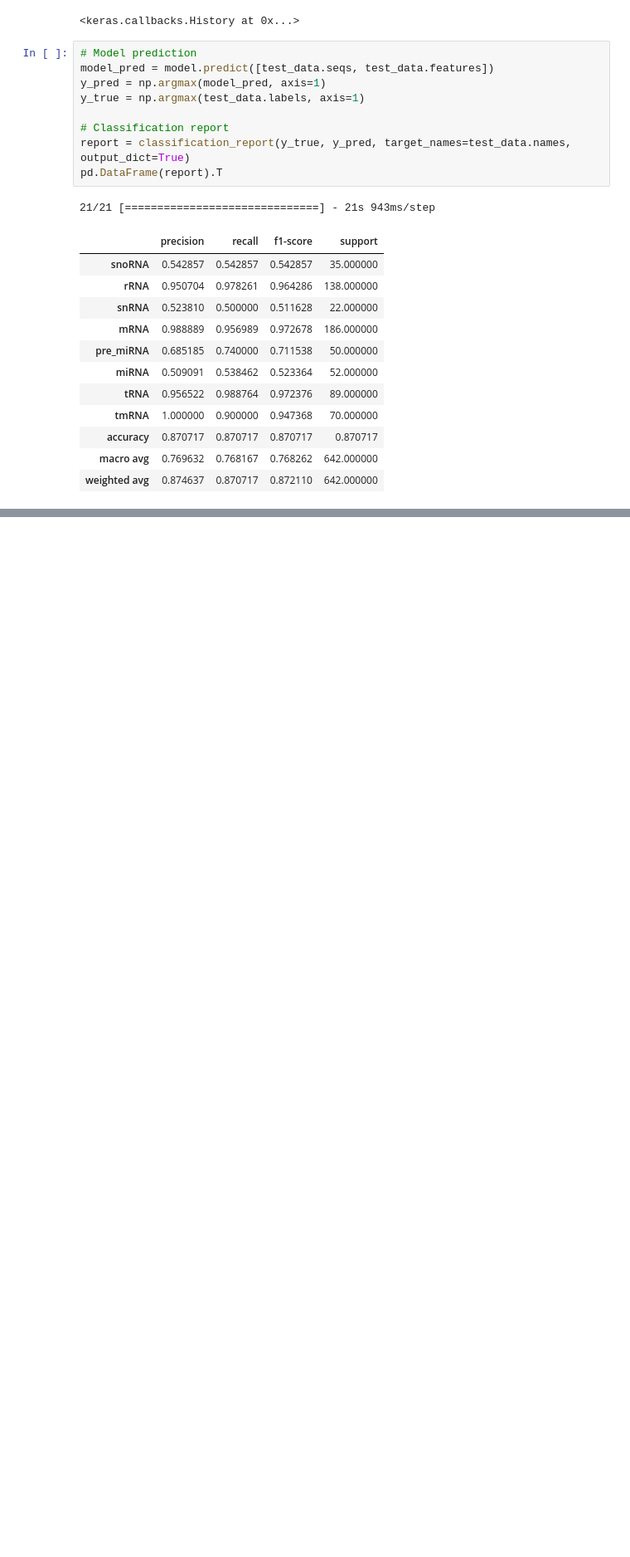
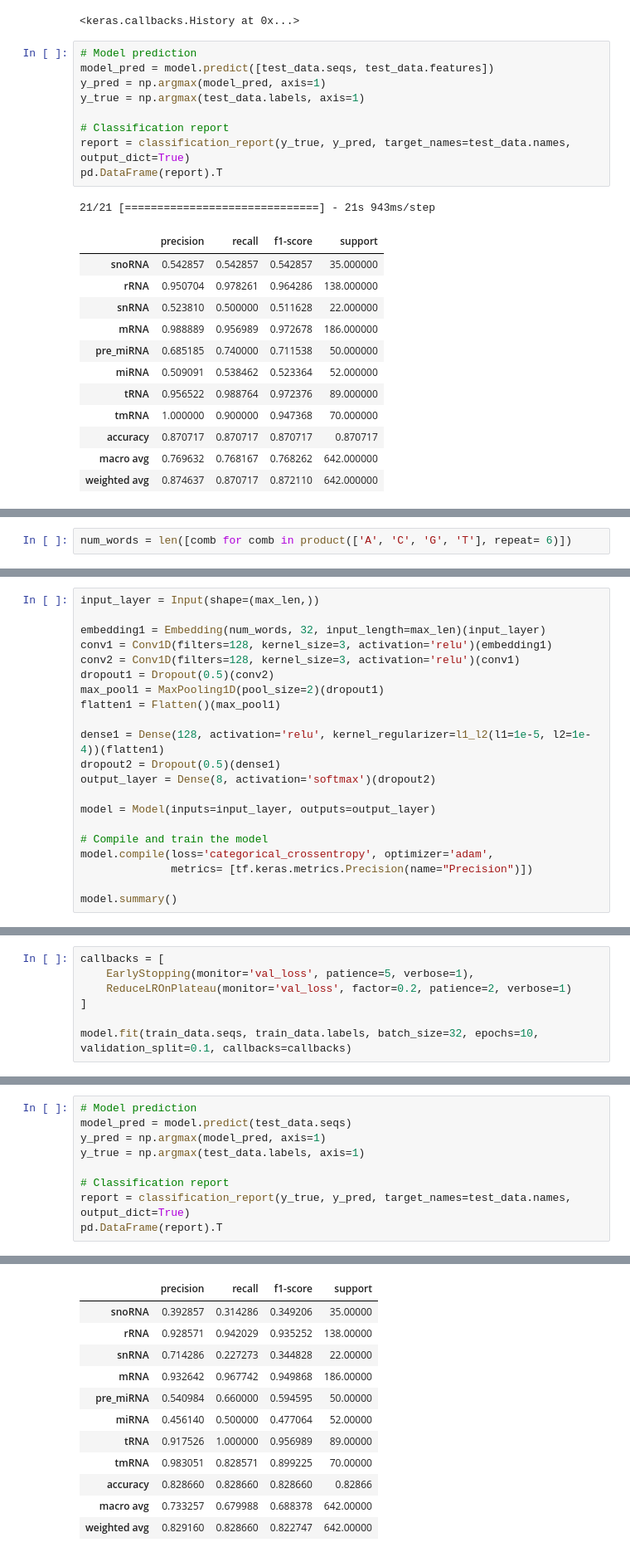
Before and after one commit to brenoslivio/BioDeepFuse, a Jupyter notebook: experiments.ipynb, the cells around one changed output, grey strips where cells are left out. Shown: that part at 83% size. Drawn from its saved outputs; the diff is of its cells as text; blank space fills up the shorter version.

Commit message:
k-mer encoding tests.

```diff
--- a/experiments.ipynb
+++ b/experiments.ipynb
@@ -935,0 +915,2 @@ array([[[2, 4, 1, 2, 1, 4],
+# %%
+num_words = len([comb for comb in product(['A', 'C', 'G', 'T'], repeat= 6)])
@@ -935,0 +919,21 @@ array([[[2, 4, 1, 2, 1, 4],
+# %%
+input_layer = Input(shape=(max_len,))
+
+embedding1 = Embedding(num_words, 32, input_length=max_len)(input_layer)
+conv1 = Conv1D(filters=128, kernel_size=3, activation='relu')(embedding1)
+conv2 = Conv1D(filters=128, kernel_size=3, activation='relu')(conv1)
+dropout1 = Dropout(0.5)(conv2)
+max_pool1 = MaxPooling1D(pool_size=2)(dropout1)
+flatten1 = Flatten()(max_pool1)
+
+dense1 = Dense(128, activation='relu', kernel_regularizer=l1_l2(l1=1e-5, l2=1e-4))(flatten1)
+dropout2 = Dropout(0.5)(dense1)
+output_layer = Dense(8, activation='softmax')(dropout2)
+
+model = Model(inputs=input_layer, outputs=output_layer)
+
+# Compile and train the model
+model.compile(loss='categorical_crossentropy', optimizer='adam',
+              metrics= [tf.keras.metrics.Precision(name="Precision")])
+
+model.summary()
@@ -935,0 +958,7 @@ array([[[2, 4, 1, 2, 1, 4],
+# %%
+callbacks = [
+    EarlyStopping(monitor='val_loss', patience=5, verbose=1),
+    ReduceLROnPlateau(monitor='val_loss', factor=0.2, patience=2, verbose=1)
+]
+
+model.fit(train_data.seqs, train_data.labels, batch_size=32, epochs=10, validation_split=0.1, callbacks=callbacks)
@@ -935,0 +986,10 @@ array([[[2, 4, 1, 2, 1, 4],
+# %%
+# Model prediction
+model_pred = model.predict(test_data.seqs)
+y_pred = np.argmax(model_pred, axis=1)
+y_true = np.argmax(test_data.labels, axis=1)
+
+# Classification report
+report = classification_report(y_true, y_pred, target_names=test_data.names, output_dict=True)
+pd.DataFrame(report).T
+# %% [output]
@@ -935,0 +997,12 @@ array([[[2, 4, 1, 2, 1, 4],
+|  | precision | recall | f1-score | support |
+| snoRNA | 0.392857 | 0.314286 | 0.349206 | 35.00000 |
+| rRNA | 0.928571 | 0.942029 | 0.935252 | 138.00000 |
+| snRNA | 0.714286 | 0.227273 | 0.344828 | 22.00000 |
+| mRNA | 0.932642 | 0.967742 | 0.949868 | 186.00000 |
+| pre_miRNA | 0.540984 | 0.660000 | 0.594595 | 50.00000 |
+| miRNA | 0.456140 | 0.500000 | 0.477064 | 52.00000 |
+| tRNA | 0.917526 | 1.000000 | 0.956989 | 89.00000 |
+| tmRNA | 0.983051 | 0.828571 | 0.899225 | 70.00000 |
+| accuracy | 0.828660 | 0.828660 | 0.828660 | 0.82866 |
+| macro avg | 0.733257 | 0.679988 | 0.688378 | 642.00000 |
+| weighted avg | 0.829160 | 0.828660 | 0.822747 | 642.00000 |
```
Also changed, not shown: parts of 11 cells of this notebook, 1 other file.
